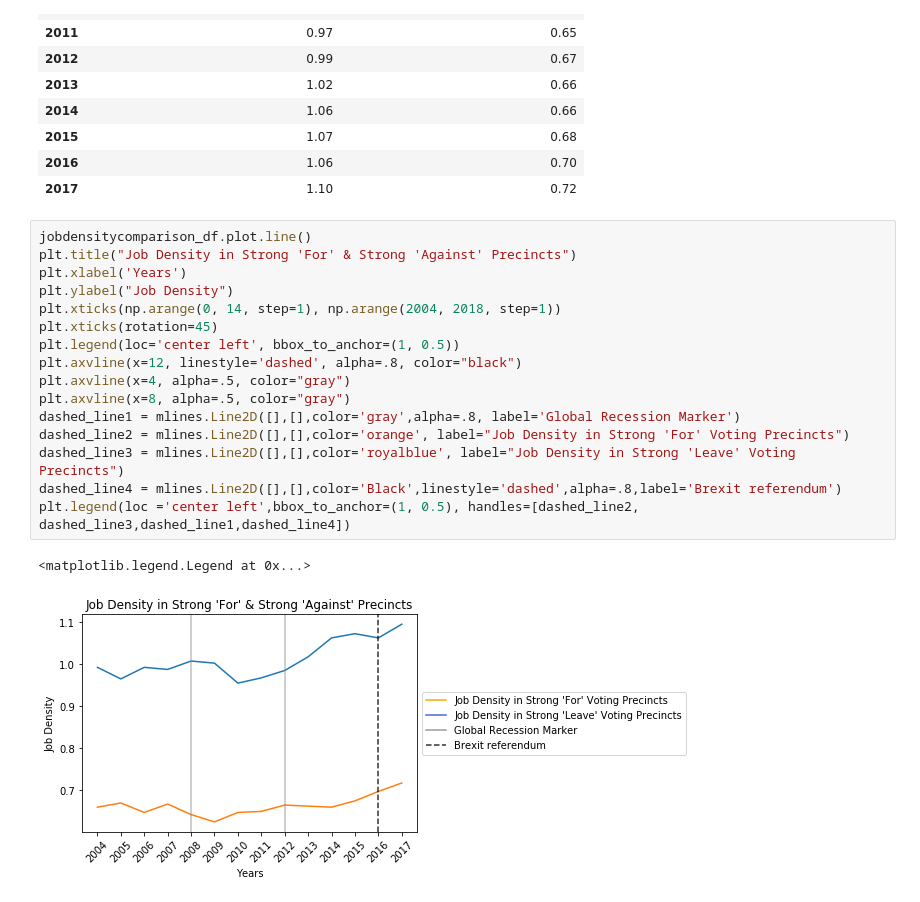
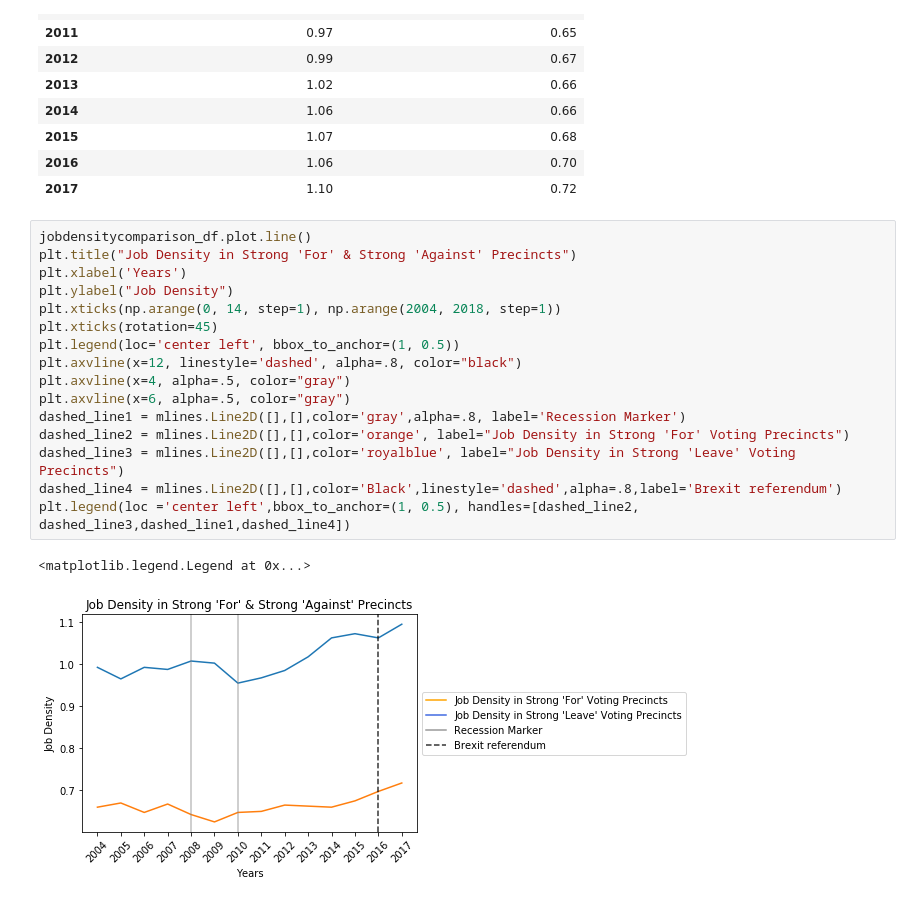
Before and after one commit to harper-data-mind/Project1, a Jupyter notebook: SOLBREXIT.ipynb, the cells around one changed output. Drawn from its saved outputs; the diff is of its cells as text.

```diff
--- a/SOLBREXIT.ipynb
+++ b/SOLBREXIT.ipynb
@@ -424,19 +424,19 @@ jobdensitycomparison_df
 # %%
 jobdensitycomparison_df.plot.line()
 plt.title("Job Density in Strong 'For' & Strong 'Against' Precincts")
 plt.xlabel('Years')
 plt.ylabel("Job Density")
 plt.xticks(np.arange(0, 14, step=1), np.arange(2004, 2018, step=1))
 plt.xticks(rotation=45)
 plt.legend(loc='center left', bbox_to_anchor=(1, 0.5))
 plt.axvline(x=12, linestyle='dashed', alpha=.8, color="black")
 plt.axvline(x=4, alpha=.5, color="gray")
-plt.axvline(x=8, alpha=.5, color="gray")
-dashed_line1 = mlines.Line2D([],[],color='gray',alpha=.8, label='Global Recession Marker')
+plt.axvline(x=6, alpha=.5, color="gray")
+dashed_line1 = mlines.Line2D([],[],color='gray',alpha=.8, label='Recession Marker')
 dashed_line2 = mlines.Line2D([],[],color='orange', label="Job Density in Strong 'For' Voting Precincts")
 dashed_line3 = mlines.Line2D([],[],color='royalblue', label="Job Density in Strong 'Leave' Voting Precincts")
 dashed_line4 = mlines.Line2D([],[],color='Black',linestyle='dashed',alpha=.8,label='Brexit referendum')
 plt.legend(loc ='center left',bbox_to_anchor=(1, 0.5), handles=[dashed_line2, dashed_line3,dashed_line1,dashed_line4])
 # %% [output]
 <matplotlib.legend.Legend at 0x...>
-[figure, old version]
+[figure, new version]
```
Also changed, not shown: parts of 2 cells of this notebook.
